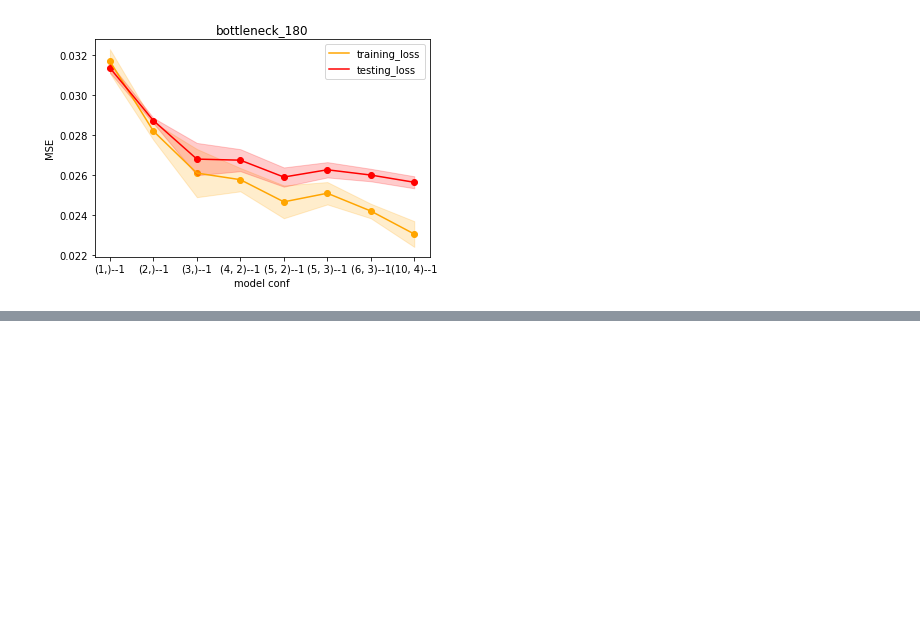
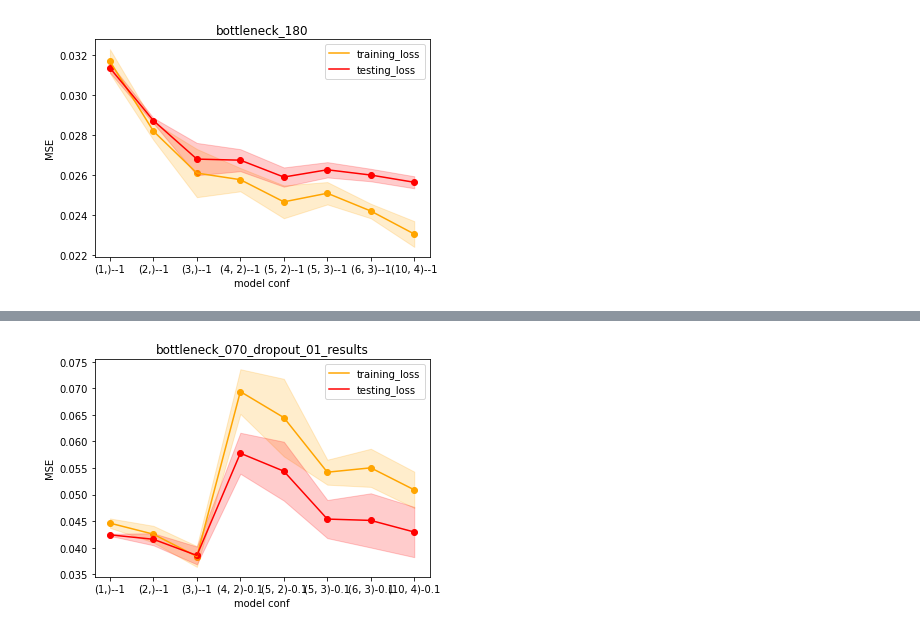
Before and after one commit to AlexPasqua/MLCMS-project, a Jupyter notebook: src/training_with_different_architectures.ipynb, the cells around one changed output, grey strips where cells are left out. Saved outputs shown, nothing was run; the diff lists cells and outputs as text; code cells hidden in the pictures; blank space fills up the shorter version.

```diff
--- a/src/training_with_different_architectures.ipynb
+++ b/src/training_with_different_architectures.ipynb
@@ -223,0 +272,5 @@ plot_results(bottleneck_180_results, tr_mean, tr_std, val_mean, val_std, test_me
+# %%
+tr_mean, tr_std, val_mean, val_std, test_mean, test_std = get_all_result_data(bottleneck_070_dropout_01_results)
+plot_results(bottleneck_070_dropout_01_results, tr_mean, tr_std, val_mean, val_std, test_mean, test_std, title="bottleneck_070_dropout_01_results")
+# %% [output]
+[figure, added]
```
Also changed, not shown: parts of 5 cells of this notebook, 6 other files.
